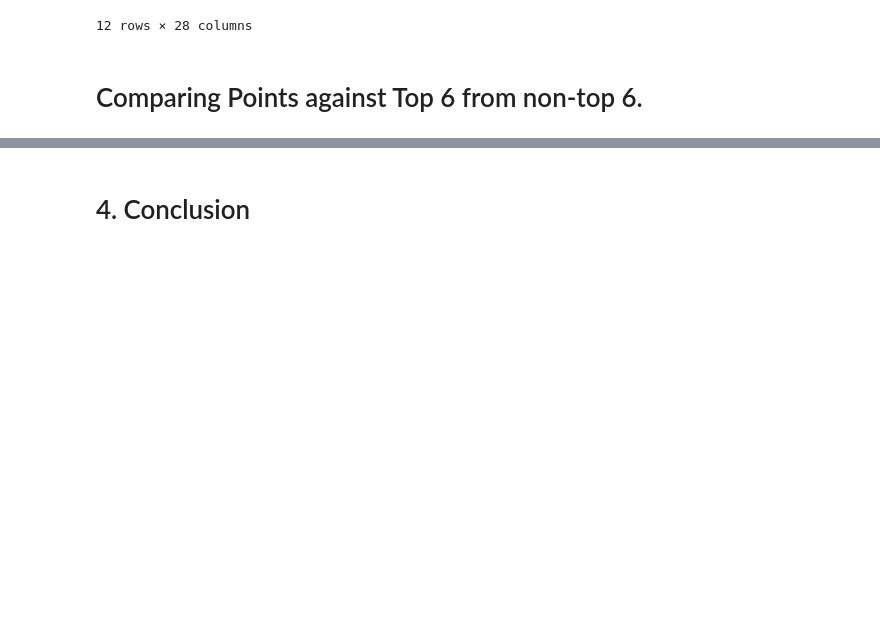
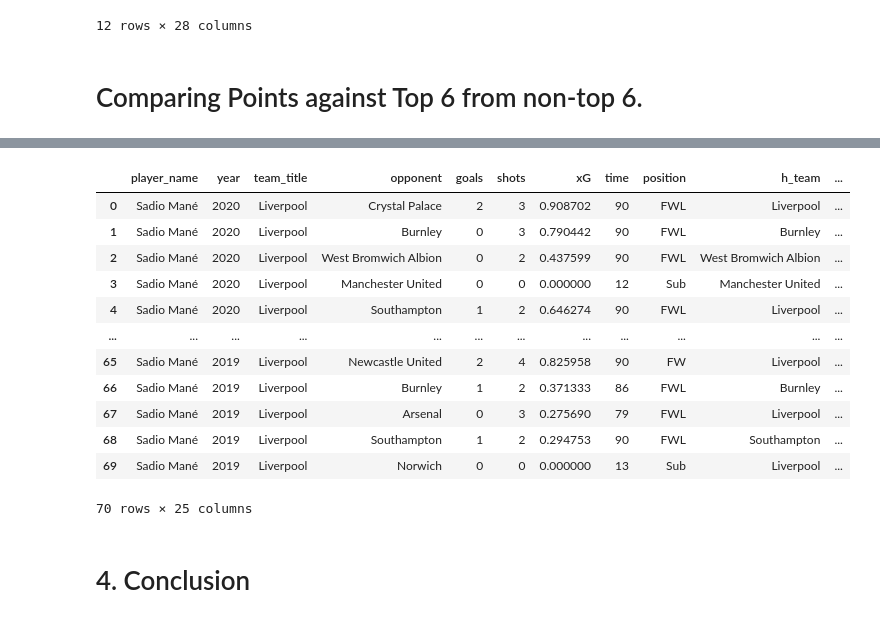
Before and after one commit to alisterjan/FPL_Analysis, a Jupyter notebook: FPL_EDA_1.ipynb, the cells around one changed output, grey strips where cells are left out. Drawn from its saved outputs; the diff is of its cells as text; code cells hidden in the pictures; blank space fills up the shorter version.

```diff
--- a/FPL_EDA_1.ipynb
+++ b/FPL_EDA_1.ipynb
@@ -308,0 +434,17 @@ ppg_df.loc[(ppg_df.year==2020)&(ppg_df.position=='DEF')]
+# %%
+def opposition(x,y,z):
+    if z == x:
+        return y
+    else:
+        return x
+
+matches_df['opponent'] =matches_df.apply(lambda x: opposition(x['h_team'],x['a_team'],x['team_title']),axis = 1)
+
+
+#Rearrange the columns
+cols = matches_df.columns.tolist()
+cols = cols[-4:] + cols[:-4]
+
+matches_df =  matches_df[cols]
+
+matches_df_clean=matches_df.drop(['name'],axis=1)
@@ -308,0 +453,15 @@ ppg_df.loc[(ppg_df.year==2020)&(ppg_df.position=='DEF')]
+# %%
+Top4 = ['Manchester City','Manchester United','Liverpool','Chelsea']
+
+def top6(team_name):
+    if team_name in Top4:
+        return 'Top4'
+    else:
+        return 'Not Top4'
+
+matches_df_clean['opp_rank'] = matches_df_clean.apply(lambda x: top6(x['opponent']),axis=1)
+# %%
+matches_df_clean['goals'] = matches_df_clean['goals'].astype('int64')
+matches_df_clean['xG'] = matches_df_clean['xG'].astype('float64')
+matches_df_clean['assists'] = matches_df_clean['assists'].astype('int64')
+matches_df_clean.groupby(by=['opp_rank']).agg(['mean'])[['goals','xG','assists']]
@@ -308,0 +474,3 @@ ppg_df.loc[(ppg_df.year==2020)&(ppg_df.position=='DEF')]
+# %%
+matches_2years = matches_df_clean.loc[(matches_df_clean.year==2019) | (matches_df_clean.year==2020)]
+matches_2years.groupby(by=['opp_rank']).agg(['mean'])[['goals','xG','assists']]
@@ -309,3 +483,19 @@ ppg_df.loc[(ppg_df.year==2020)&(ppg_df.position=='DEF')]
+# %%
+matches_2years
+# %% [output]
+|  | player_name | year | team_title | opponent | goals | shots | xG | time | position | h_team | ... |
+| 0 | Sadio Mané | 2020 | Liverpool | Crystal Palace | 2 | 3 | 0.908702 | 90 | FWL | Liverpool | ... |
+| 1 | Sadio Mané | 2020 | Liverpool | Burnley | 0 | 3 | 0.790442 | 90 | FWL | Burnley | ... |
+| 2 | Sadio Mané | 2020 | Liverpool | West Bromwich Albion | 0 | 2 | 0.437599 | 90 | FWL | West Bromwich Albion | ... |
+| 3 | Sadio Mané | 2020 | Liverpool | Manchester United | 0 | 0 | 0.000000 | 12 | Sub | Manchester United | ... |
+| 4 | Sadio Mané | 2020 | Liverpool | Southampton | 1 | 2 | 0.646274 | 90 | FWL | Liverpool | ... |
+| ... | ... | ... | ... | ... | ... | ... | ... | ... | ... | ... | ... |
+| 65 | Sadio Mané | 2019 | Liverpool | Newcastle United | 2 | 4 | 0.825958 | 90 | FW | Liverpool | ... |
+| 66 | Sadio Mané | 2019 | Liverpool | Burnley | 1 | 2 | 0.371333 | 86 | FWL | Burnley | ... |
+| 67 | Sadio Mané | 2019 | Liverpool | Arsenal | 0 | 3 | 0.275690 | 79 | FWL | Liverpool | ... |
+| 68 | Sadio Mané | 2019 | Liverpool | Southampton | 1 | 2 | 0.294753 | 90 | FWL | Southampton | ... |
+| 69 | Sadio Mané | 2019 | Liverpool | Norwich | 0 | 0 | 0.000000 | 13 | Sub | Liverpool | ... |
+70 rows × 25 columns
 # %% [markdown]
 # 4. Conclusion
 # %% [markdown]
```
Also changed, not shown: parts of 19 cells of this notebook.
